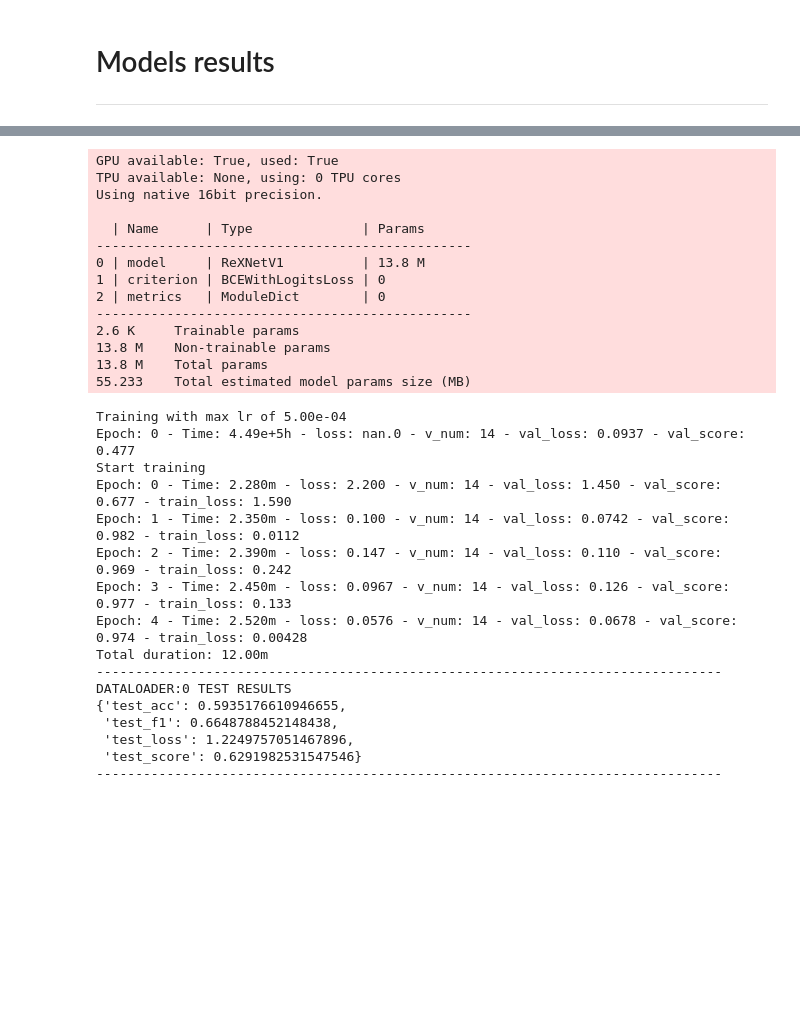
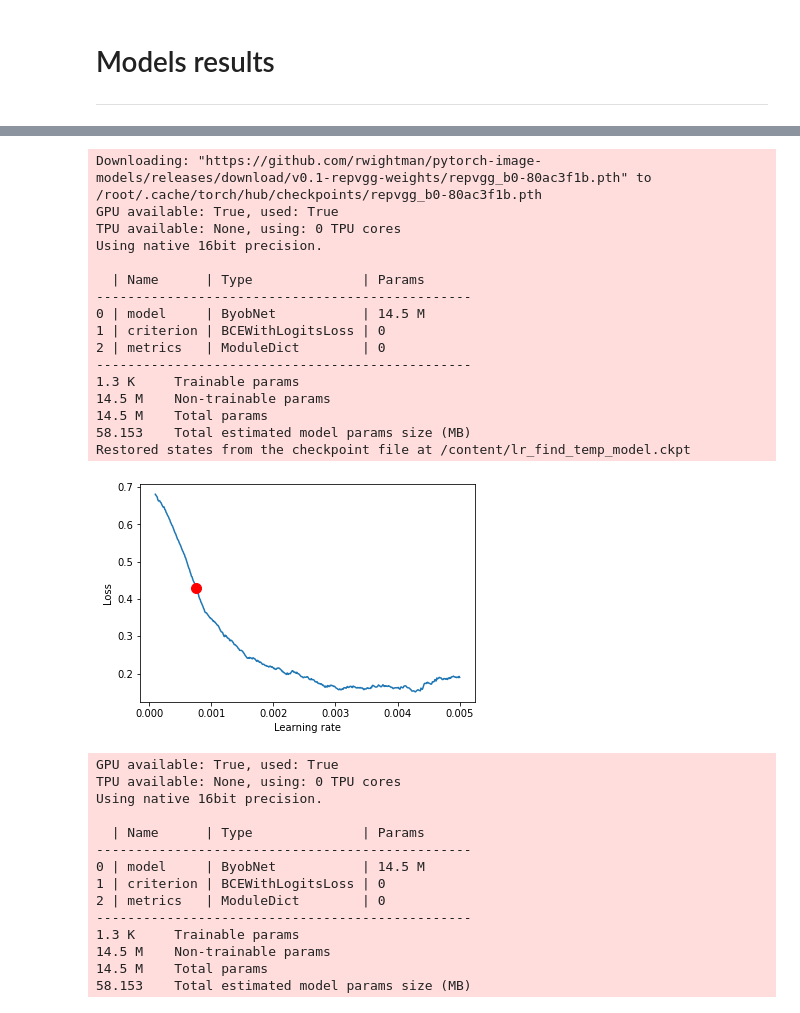
Before and after one commit to ricglz/CE888_activities, a Jupyter notebook: assignment/Training.ipynb, the cells around one changed output, grey strips where cells are left out. Drawn from its saved outputs; the diff is of its cells as text; code cells hidden in the pictures; blank space fills up the shorter version.

```diff
--- a/assignment/Training.ipynb
+++ b/assignment/Training.ipynb
@@ -688,33 +636,34 @@ DATALOADER:0 TEST RESULTS
-# %%
-create_fit_and_test('rexnet_200', 5e-4)
-# %% [output]
-GPU available: True, used: True
-TPU available: None, using: 0 TPU cores
-Using native 16bit precision.
-
-  | Name      | Type              | Params
-------------------------------------------------
-0 | model     | ReXNetV1          | 13.8 M
-1 | criterion | BCEWithLogitsLoss | 0
-2 | metrics   | ModuleDict        | 0
-------------------------------------------------
-2.6 K     Trainable params
-13.8 M    Non-trainable params
-13.8 M    Total params
-55.233    Total estimated model params size (MB)
-Training with max lr of 5.00e-04
-Epoch: 0 - Time: 4.49e+5h - loss: nan.0 - v_num: 14 - val_loss: 0.0937 - val_score: 0.477
-Start training
-Epoch: 0 - Time: 2.280m - loss: 2.200 - v_num: 14 - val_loss: 1.450 - val_score: 0.677 - train_loss: 1.590
-Epoch: 1 - Time: 2.350m - loss: 0.100 - v_num: 14 - val_loss: 0.0742 - val_score: 0.982 - train_loss: 0.0112
-Epoch: 2 - Time: 2.390m - loss: 0.147 - v_num: 14 - val_loss: 0.110 - val_score: 0.969 - train_loss: 0.242
-Epoch: 3 - Time: 2.450m - loss: 0.0967 - v_num: 14 - val_loss: 0.126 - val_score: 0.977 - train_loss: 0.133
-Epoch: 4 - Time: 2.520m - loss: 0.0576 - v_num: 14 - val_loss: 0.0678 - val_score: 0.974 - train_loss: 0.00428
-Total duration: 12.00m
---------------------------------------------------------------------------------
-DATALOADER:0 TEST RESULTS
-{'test_acc': 0.5935176610946655,
- 'test_f1': 0.6648788452148438,
- 'test_loss': 1.2249757051467896,
- 'test_score': 0.6291982531547546}
---------------------------------------------------------------------------------
+# %%
+create_fit_and_test('repvgg_b0', (1e-4, 2.5e-3))
+# %% [output]
+Downloading: "https://github.com/rwightman/pytorch-image-models/releases/download/v0.1-repvgg-weights/repvgg_b0-80ac3f1b.pth" to /root/.cache/torch/hub/checkpoints/repvgg_b0-80ac3f1b.pth
+GPU available: True, used: True
+TPU available: None, using: 0 TPU cores
+Using native 16bit precision.
+
+  | Name      | Type              | Params
+------------------------------------------------
+0 | model     | ByobNet           | 14.5 M
+1 | criterion | BCEWithLogitsLoss | 0
+2 | metrics   | ModuleDict        | 0
+------------------------------------------------
+1.3 K     Trainable params
+14.5 M    Non-trainable params
+14.5 M    Total params
+58.153    Total estimated model params size (MB)
+Restored states from the checkpoint file at /content/lr_find_temp_model.ckpt
+[figure, added]
+GPU available: True, used: True
+TPU available: None, using: 0 TPU cores
+Using native 16bit precision.
+
+  | Name      | Type              | Params
+------------------------------------------------
+0 | model     | ByobNet           | 14.5 M
+1 | criterion | BCEWithLogitsLoss | 0
+2 | metrics   | ModuleDict        | 0
+------------------------------------------------
+1.3 K     Trainable params
+14.5 M    Non-trainable params
+14.5 M    Total params
+58.153    Total estimated model params size (MB)
```
Also changed, not shown: parts of 8 cells of this notebook.
